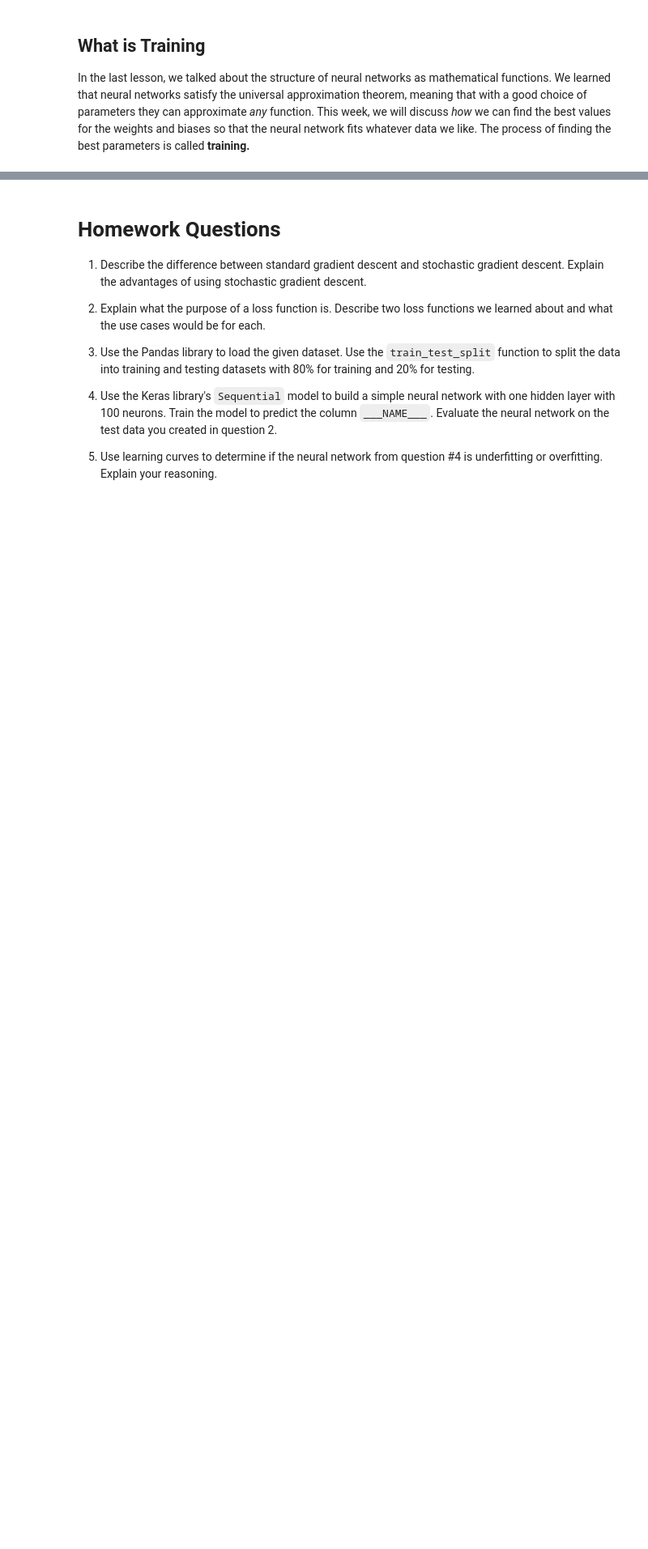
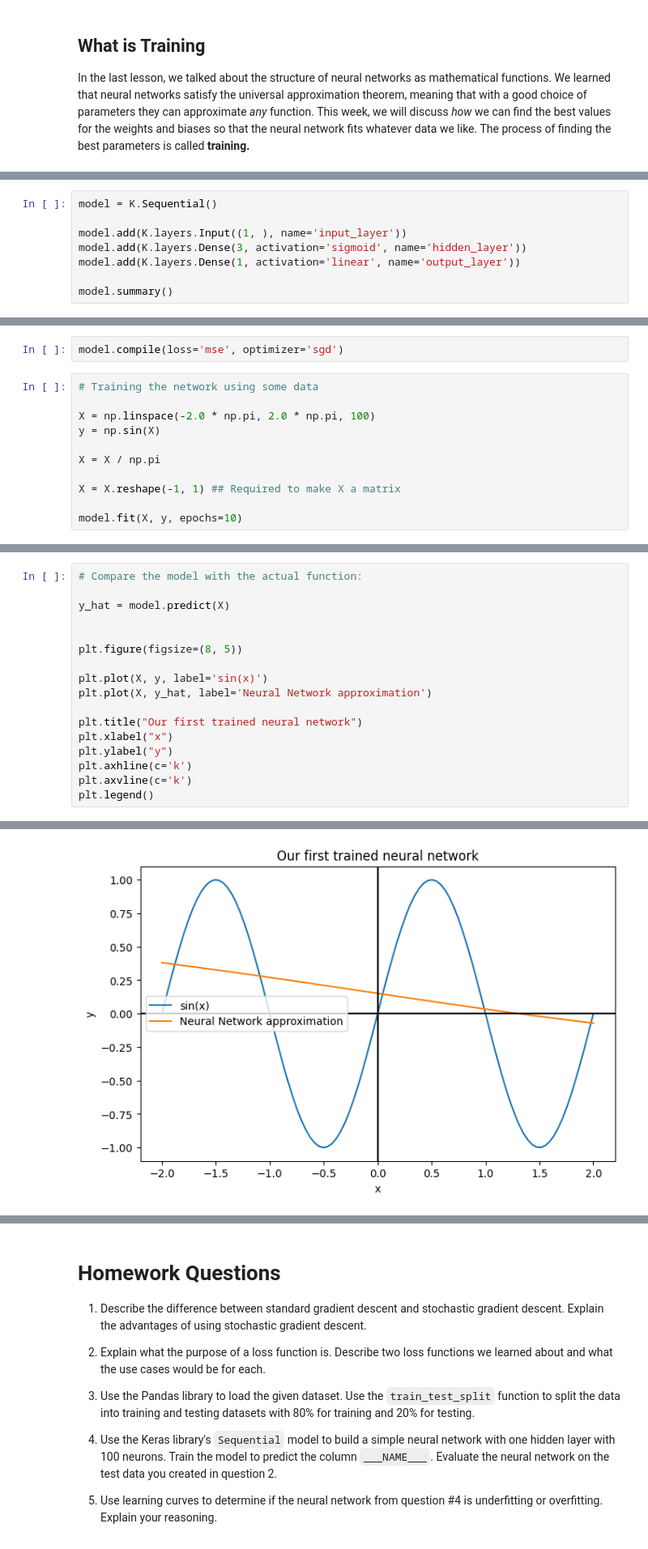
Before and after one commit to weirichd/comp_374, a Jupyter notebook: lecture_notes/Week_3.ipynb, the cells around one changed output, grey strips where cells are left out. Shown at 81% size. Cells and saved outputs as stored; diff of their text form; blank space fills up the shorter version.

```diff
--- a/lecture_notes/Week_3.ipynb
+++ b/lecture_notes/Week_3.ipynb
@@ -39,0 +51,8 @@ TODO
+# %%
+model = K.Sequential()
+
+model.add(K.layers.Input((1, ), name='input_layer'))
+model.add(K.layers.Dense(3, activation='sigmoid', name='hidden_layer'))
+model.add(K.layers.Dense(1, activation='linear', name='output_layer'))
+
+model.summary()
@@ -39,0 +77,13 @@ TODO
+# %%
+model.compile(loss='mse', optimizer='sgd')
+# %%
+# Training the network using some data
+
+X = np.linspace(-2.0 * np.pi, 2.0 * np.pi, 100)
+y = np.sin(X)
+
+X = X / np.pi
+
+X = X.reshape(-1, 1) ## Required to make X a matrix
+
+model.fit(X, y, epochs=10)
@@ -39,0 +112,18 @@ TODO
+# %%
+# Compare the model with the actual function:
+
+y_hat = model.predict(X)
+
+
+plt.figure(figsize=(8, 5))
+
+plt.plot(X, y, label='sin(x)')
+plt.plot(X, y_hat, label='Neural Network approximation')
+
+plt.title("Our first trained neural network")
+plt.xlabel("x")
+plt.ylabel("y")
+plt.axhline(c='k')
+plt.axvline(c='k')
+plt.legend()
+# %% [output]
@@ -39,0 +132 @@ TODO
+[figure, added]
```
Also changed, not shown: parts of 8 cells of this notebook, 5 other files.
